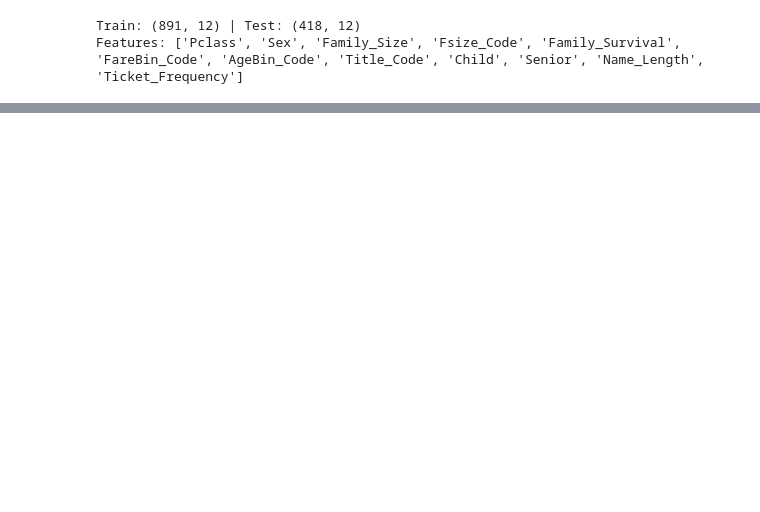
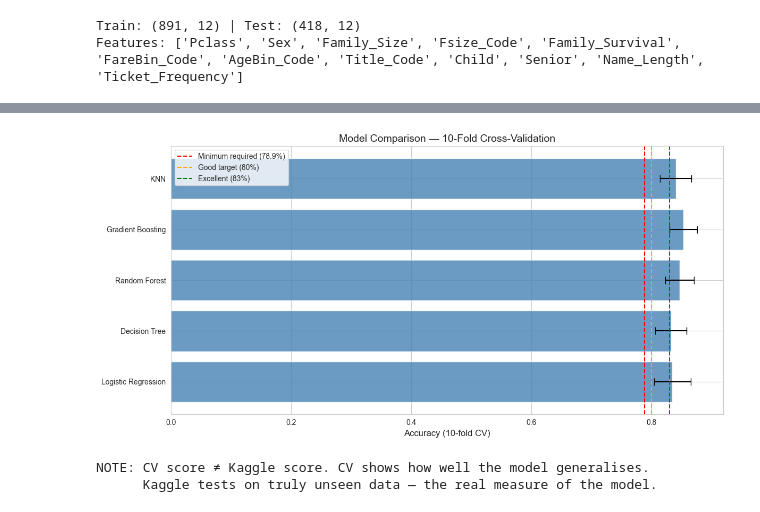
Before and after one commit to eloquenttbota/kaggle-titanic, a Jupyter notebook: notebook/EDA.ipynb, the cells around one changed output, grey strips where cells are left out. Drawn from its saved outputs; the diff is of its cells as text; code cells hidden in the pictures; blank space fills up the shorter version.

```diff
--- a/notebook/EDA.ipynb
+++ b/notebook/EDA.ipynb
@@ -488,0 +545,20 @@ Features: ['Pclass', 'Sex', 'Family_Size', 'Fsize_Code', 'Family_Survival', 'Far
+# %%
+models = {
+    'Logistic Regression':  LogisticRegression(max_iter=500, random_state=42),
+    'Decision Tree':        DecisionTreeClassifier(max_depth=5, random_state=42),
+    'Random Forest':        RandomForestClassifier(n_estimators=100, max_depth=5, random_state=42),
+    'Gradient Boosting':    GradientBoostingClassifier(n_estimators=100, random_state=42),
+    'KNN':                  KNeighborsClassifier(n_neighbors=10),
+}
+
+kfold   = StratifiedKFold(n_splits=10, shuffle=True, random_state=42)
+results = {}
+
+print('10-Fold Stratified Cross-Validation Results in Jupyter Notebook:')
+print(f'{"Model":<25} {"Mean Acc":>10} {"Std":>8}')
+print('-' * 46)
+
+for name, model in models.items():
+    scores        = cross_val_score(model, X_scaled, y, cv=kfold, scoring='accuracy')
+    results[name] = scores
+    print(f'{name:<25} {scores.mean():>10.4f} {scores.std():>8.4f}')
@@ -488,0 +574,23 @@ Features: ['Pclass', 'Sex', 'Family_Size', 'Fsize_Code', 'Family_Survival', 'Far
+# %%
+# Visualize model comparison
+means = [results[m].mean() for m in models]
+stds  = [results[m].std()  for m in models]
+names = list(models.keys())
+
+fig, ax = plt.subplots(figsize=(12, 6))
+ax.barh(names, means, xerr=stds, color='steelblue', alpha=0.8, capsize=5)
+ax.axvline(x=0.789, color='red',    linestyle='--', label='Minimum required (78.9%)')
+ax.axvline(x=0.80,  color='orange', linestyle='--', label='Good target (80%)')
+ax.axvline(x=0.83,  color='green',  linestyle='--', label='Excellent (83%)')
+ax.set_xlabel('Accuracy (10-fold CV)', fontsize=12)
+ax.set_title('Model Comparison — 10-Fold Cross-Validation', fontsize=14)
+ax.legend()
+plt.tight_layout()
+plt.show()
+
+print('NOTE: CV score ≠ Kaggle score. CV shows how well the model generalises.')
+print('      Kaggle tests on truly unseen data — the real measure of the model.')
+# %% [output]
+[figure, added]
+NOTE: CV score ≠ Kaggle score. CV shows how well the model generalises.
+      Kaggle tests on truly unseen data — the real measure of the model.
```
Also changed, not shown: parts of 22 cells of this notebook, 6 other files.
